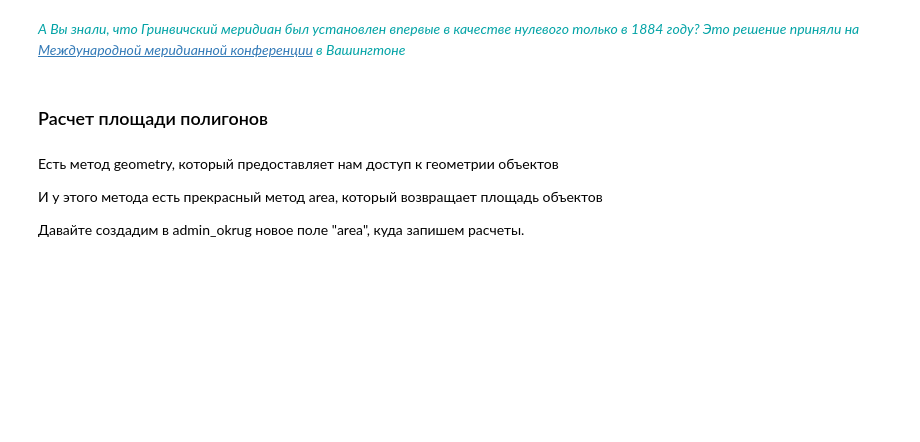
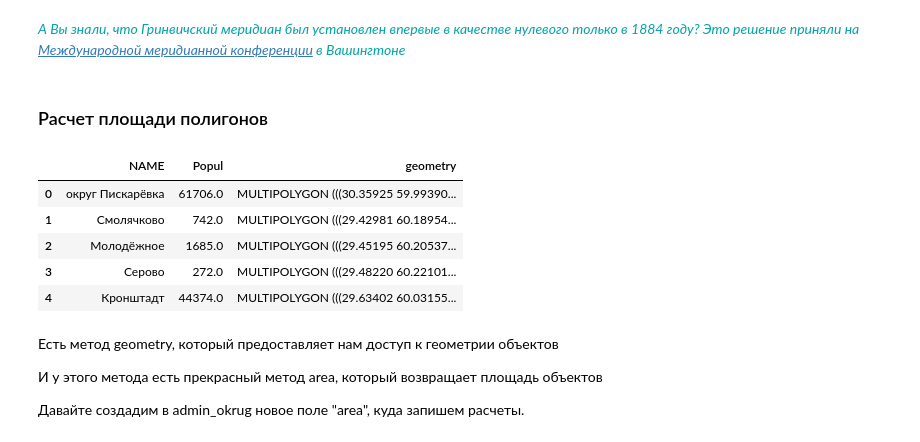
Before and after one commit to bella-mir/geo-py, a Jupyter notebook: _sources/chapters/2_crs.ipynb, the cells around one changed output. Saved outputs shown, nothing was run; the diff lists cells and outputs as text; code cells hidden in the pictures; blank space fills up the shorter version.

```diff
--- a/_sources/chapters/2_crs.ipynb
+++ b/_sources/chapters/2_crs.ipynb
@@ -109,6 +121,15 @@ admin_okrug.crs
 <p style="color:#03A3A6; font-style:italic">  А Вы знали, что Гринвичский меридиан был установлен впервые в качестве нулевого только в 1884 году? Это решение приняли на <a href="https://ru.wikipedia.org/wiki/Международная_меридианная_конференция" target="_blank">Международной меридианной конференции</a> в Вашингтоне
 # %% [markdown]
 ### Расчет площади полигонов
+# %%
+admin_okrug.head()
+# %% [output]
+|  | NAME | Popul | geometry |
+| 0 | округ Пискарёвка | 61706.0 | MULTIPOLYGON (((30.35925 59.99390... |
+| 1 | Смолячково | 742.0 | MULTIPOLYGON (((29.42981 60.18954... |
+| 2 | Молодёжное | 1685.0 | MULTIPOLYGON (((29.45195 60.20537... |
+| 3 | Серово | 272.0 | MULTIPOLYGON (((29.48220 60.22101... |
+| 4 | Кронштадт | 44374.0 | MULTIPOLYGON (((29.63402 60.03155... |
 # %% [markdown]
 Есть метод geometry, который предоставляет нам доступ к геометрии объектов
 
```
Also changed, not shown: parts of 13 cells of this notebook, 2 other files.
